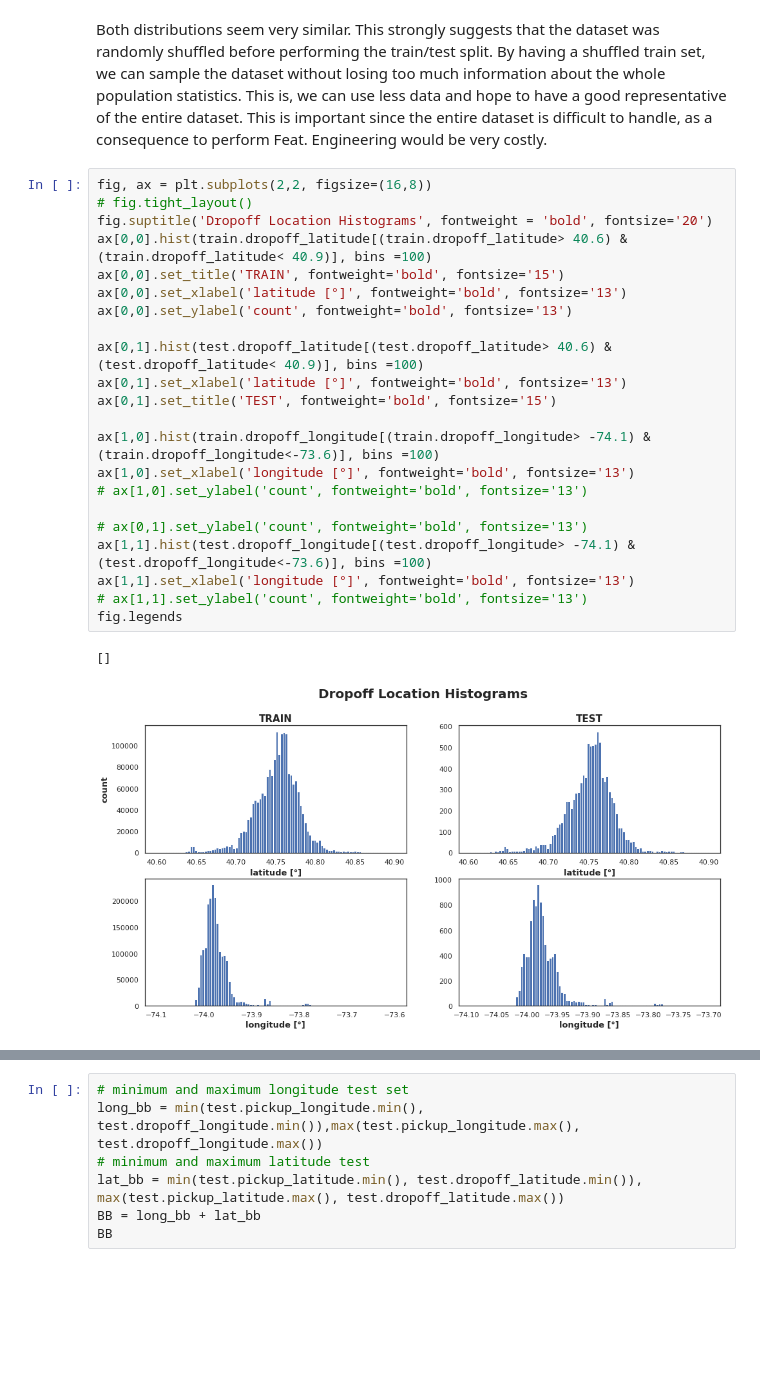
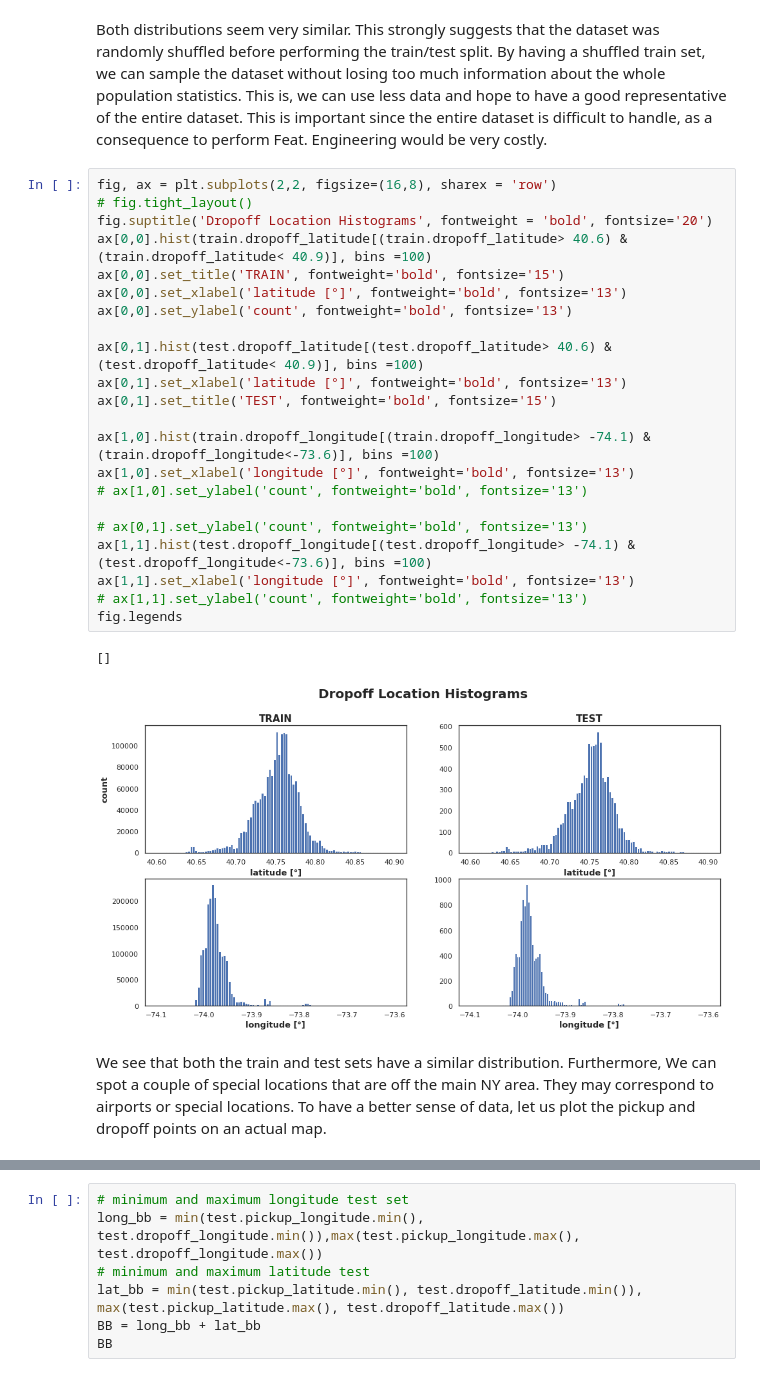
Before and after one commit to pibieta/ML-course, a Jupyter notebook: Serasa_Challenge.ipynb, the cells around one changed output, grey strips where cells are left out. Drawn from its saved outputs; the diff is of its cells as text; blank space fills up the shorter version.

```diff
--- a/Serasa_Challenge.ipynb
+++ b/Serasa_Challenge.ipynb
@@ -259,28 +271,30 @@ fig.legends
 # %% [markdown]
 Both distributions seem very similar. This strongly suggests that the dataset was randomly shuffled before performing the train/test split. By having a shuffled train set, we can sample the dataset without losing too much information about the whole population statistics. This is, we can use less data and hope to have a good representative of the entire dataset. This is important since the entire dataset is difficult to handle, as a consequence to perform Feat. Engineering would be very costly.
 # %%
-fig, ax = plt.subplots(2,2, figsize=(16,8))
+fig, ax = plt.subplots(2,2, figsize=(16,8), sharex = 'row')
 # fig.tight_layout()
 fig.suptitle('Dropoff Location Histograms', fontweight = 'bold', fontsize='20')
 ax[0,0].hist(train.dropoff_latitude[(train.dropoff_latitude> 40.6) & (train.dropoff_latitude< 40.9)], bins =100)
 ax[0,0].set_title('TRAIN', fontweight='bold', fontsize='15')
 ax[0,0].set_xlabel('latitude [°]', fontweight='bold', fontsize='13')
 ax[0,0].set_ylabel('count', fontweight='bold', fontsize='13')
 
 ax[0,1].hist(test.dropoff_latitude[(test.dropoff_latitude> 40.6) & (test.dropoff_latitude< 40.9)], bins =100)
 ax[0,1].set_xlabel('latitude [°]', fontweight='bold', fontsize='13')
 ax[0,1].set_title('TEST', fontweight='bold', fontsize='15')
 
 ax[1,0].hist(train.dropoff_longitude[(train.dropoff_longitude> -74.1) & (train.dropoff_longitude<-73.6)], bins =100)
 ax[1,0].set_xlabel('longitude [°]', fontweight='bold', fontsize='13')
 # ax[1,0].set_ylabel('count', fontweight='bold', fontsize='13')
 
 # ax[0,1].set_ylabel('count', fontweight='bold', fontsize='13')
 ax[1,1].hist(test.dropoff_longitude[(test.dropoff_longitude> -74.1) & (test.dropoff_longitude<-73.6)], bins =100)
 ax[1,1].set_xlabel('longitude [°]', fontweight='bold', fontsize='13')
 # ax[1,1].set_ylabel('count', fontweight='bold', fontsize='13')
 fig.legends
 # %% [output]
 []
-[figure, old version]
+[figure, new version]
+# %% [markdown]
+We see that both the train and test sets have a similar distribution. Furthermore, We can spot a couple of special locations that are off the main NY area. They may correspond to airports or special locations. To have a better sense of data, let us plot the pickup and dropoff points on an actual map.
 # %% [markdown]
```
Also changed, not shown: parts of 68 cells of this notebook.
